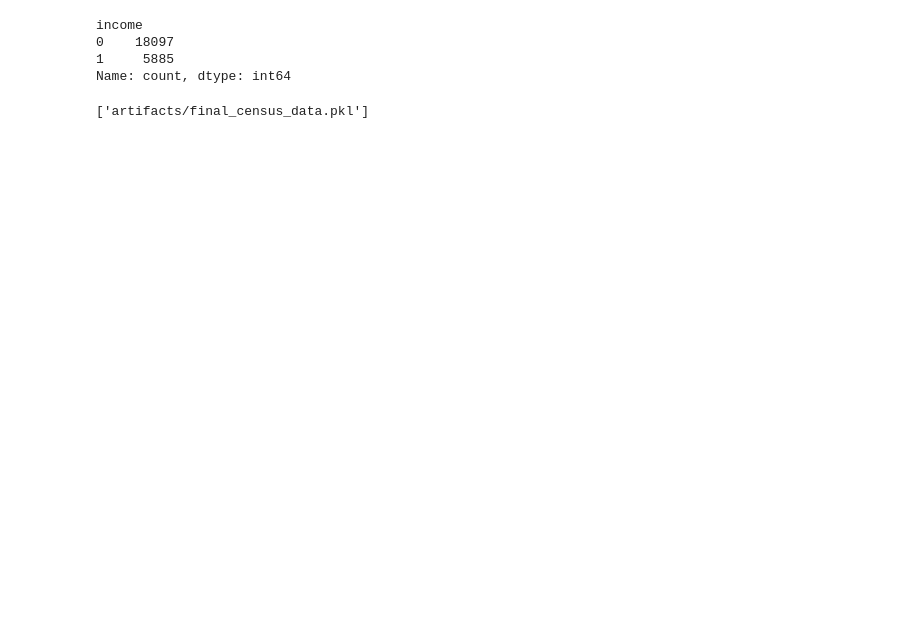
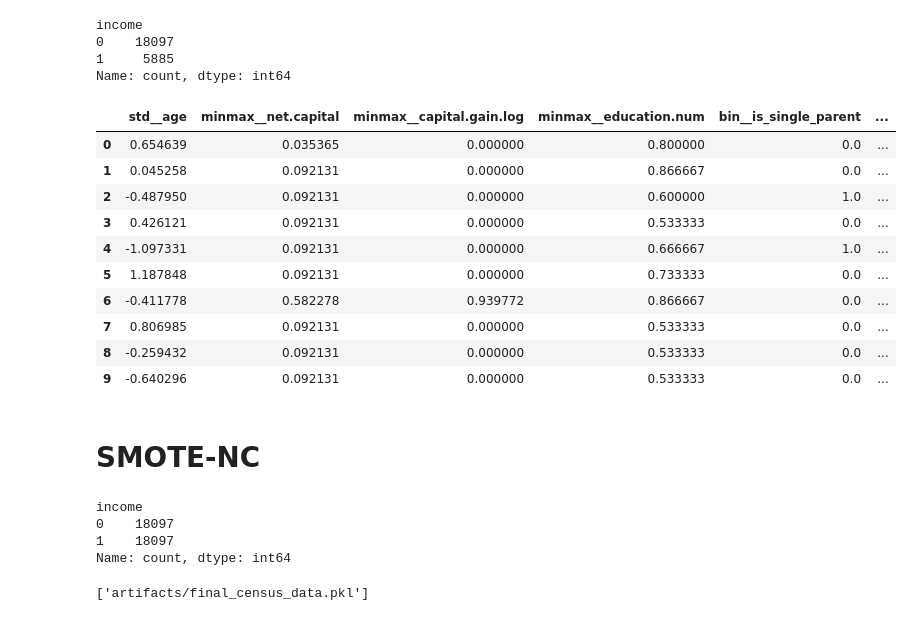
Before and after one commit to calvin050101/6006CEM-Project, a Jupyter notebook: Adult Census Income/census_02_preprocessing.ipynb, the cells around one changed output. Drawn from its saved outputs; the diff is of its cells as text; code cells hidden in the pictures; blank space fills up the shorter version.

```diff
--- a/Adult Census Income/census_02_preprocessing.ipynb
+++ b/Adult Census Income/census_02_preprocessing.ipynb
@@ -436,7 +449,23 @@ income
 0    18097
 1     5885
 Name: count, dtype: int64
-# %%
-# Get X_train and X_test with selected features
-X_train_sel = k_best.transform(X_train_transformed)
-X_test_sel = k_best.transform(X_test_transformed)
+# %%
+X_train_df = pd.DataFrame(
+    X_train_sel,
+    columns=selected_feature_names
+)
+X_train_df.head(10)
+# %% [output]
+|  | std__age | minmax__net.capital | minmax__capital.gain.log | minmax__education.num | bin__is_single_parent | ... |
+| 0 | 0.654639 | 0.035365 | 0.000000 | 0.800000 | 0.0 | ... |
+| 1 | 0.045258 | 0.092131 | 0.000000 | 0.866667 | 0.0 | ... |
+| 2 | -0.487950 | 0.092131 | 0.000000 | 0.600000 | 1.0 | ... |
+| 3 | 0.426121 | 0.092131 | 0.000000 | 0.533333 | 0.0 | ... |
+| 4 | -1.097331 | 0.092131 | 0.000000 | 0.666667 | 1.0 | ... |
+| 5 | 1.187848 | 0.092131 | 0.000000 | 0.733333 | 0.0 | ... |
+| 6 | -0.411778 | 0.582278 | 0.939772 | 0.866667 | 0.0 | ... |
+| 7 | 0.806985 | 0.092131 | 0.000000 | 0.533333 | 0.0 | ... |
+| 8 | -0.259432 | 0.092131 | 0.000000 | 0.533333 | 0.0 | ... |
+| 9 | -0.640296 | 0.092131 | 0.000000 | 0.533333 | 0.0 | ... |
+# %% [markdown]
+# SMOTE-NC
@@ -443,3 +478,10 @@ X_test_sel = k_best.transform(X_test_transformed)
+# %%
+y_train_res.value_counts()
+# %% [output]
+income
+0    18097
+1    18097
+Name: count, dtype: int64
 # %%
 import joblib
 
```
Also changed, not shown: parts of 6 cells of this notebook, 4 other files.
